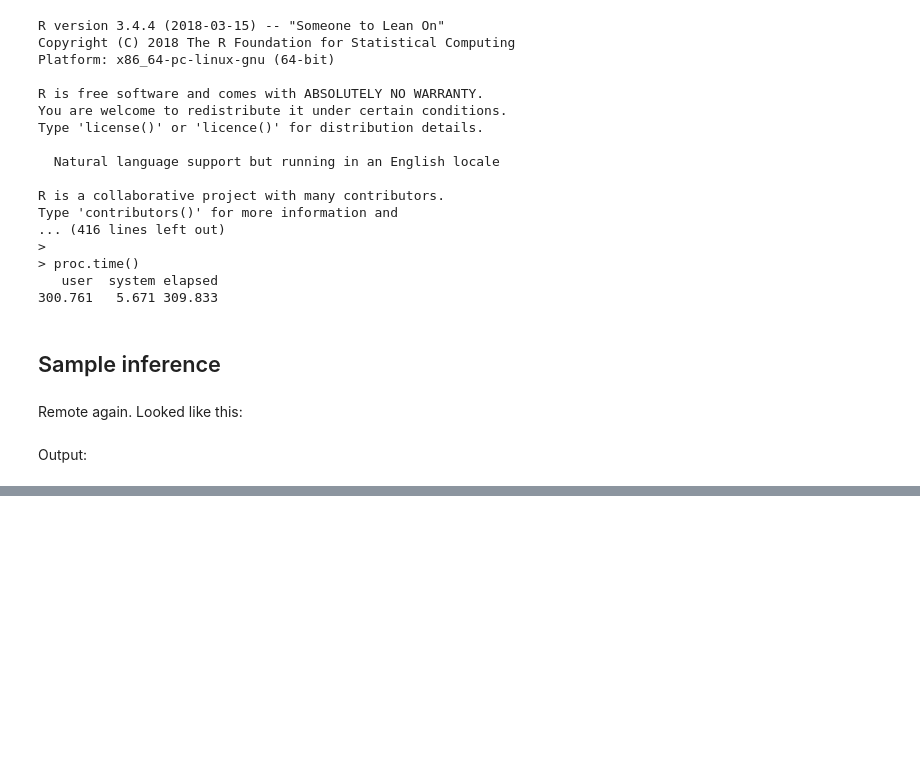
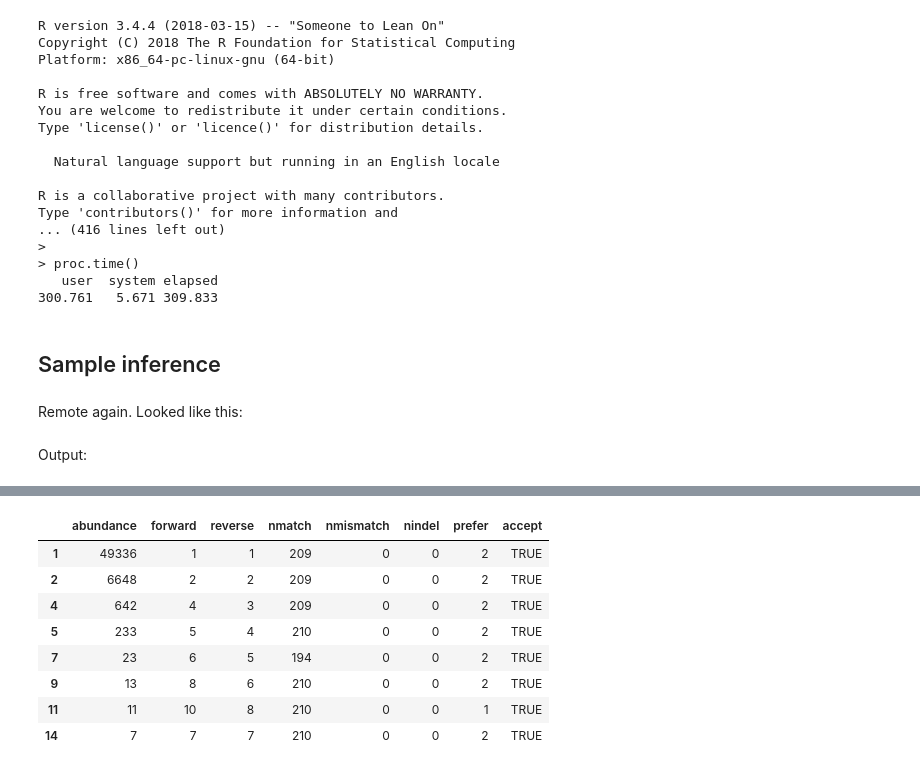
Before and after one commit to danchurch/taiwan_dada2, a Jupyter notebook: dada2pipeline.ipynb, the cells around one changed output, grey strips where cells are left out. Saved outputs shown, nothing was run; the diff lists cells and outputs as text; code cells hidden in the pictures; blank space fills up the shorter version.

```diff
--- a/dada2pipeline.ipynb
+++ b/dada2pipeline.ipynb
@@ -1559,0 +1637,12 @@ Output:
+# %%
+woodMergers[[1]][,-1]
+# %% [output]
+|  | abundance | forward | reverse | nmatch | nmismatch | nindel | prefer | accept |
+| 1 | 49336 | 1 | 1 | 209 | 0 | 0 | 2 | TRUE |
+| 2 | 6648 | 2 | 2 | 209 | 0 | 0 | 2 | TRUE |
+| 4 | 642 | 4 | 3 | 209 | 0 | 0 | 2 | TRUE |
+| 5 | 233 | 5 | 4 | 210 | 0 | 0 | 2 | TRUE |
+| 7 | 23 | 6 | 5 | 194 | 0 | 0 | 2 | TRUE |
+| 9 | 13 | 8 | 6 | 210 | 0 | 0 | 2 | TRUE |
+| 11 | 11 | 10 | 8 | 210 | 0 | 0 | 1 | TRUE |
+| 14 | 7 | 7 | 7 | 210 | 0 | 0 | 2 | TRUE |
```
Also changed, not shown: parts of 26 cells of this notebook, 4 other files.
